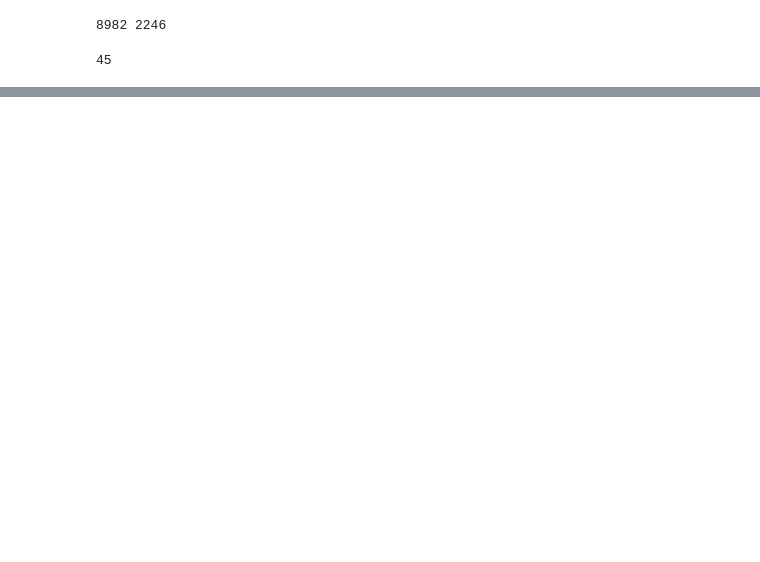
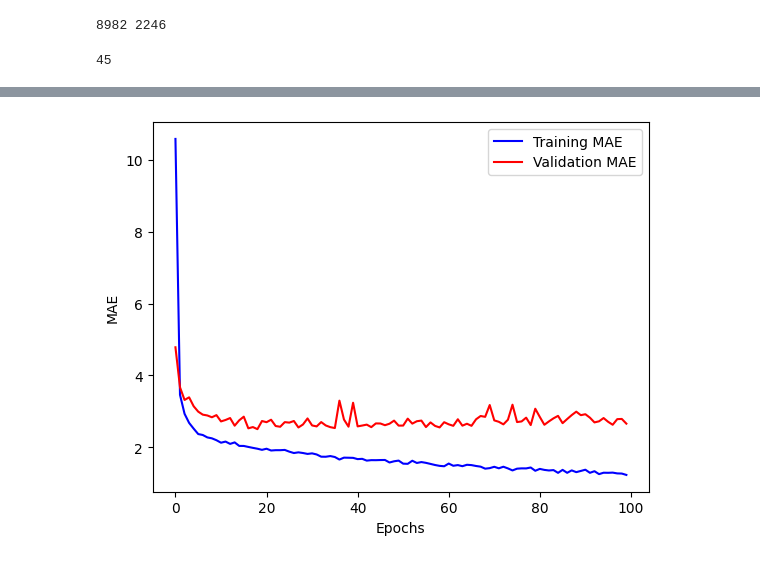
Before and after one commit to Narasim/Python_DLDS, a Jupyter notebook: DLKeras.ipynb, the cells around one changed output, grey strips where cells are left out. Saved outputs shown, nothing was run; the diff lists cells and outputs as text; code cells hidden in the pictures; blank space fills up the shorter version.

```diff
--- a/DLKeras.ipynb
+++ b/DLKeras.ipynb
@@ -372,0 +529,18 @@ array([0., 0., 0., 1., 0., 0., 0., 0., 0., 0., 0., 0., 0., 0., 0., 0., 0.,
+# %%
+# K-Fold Validation
+import numpy as np
+k = 4
+numOfSamples = len(trainData) // k # Find the number of samples in each fold
+nEpochs = 100
+allScores = []
+for i in range(k):
+    print("At Fold ", i)
+    valData = trainData[i * numOfSamples: (i+1) * numOfSamples]
+    valLabel = trainLabel[i * numOfSamples : (i+1) * numOfSamples]
+
+    curTrainData = np.concatenate([trainData[:i * numOfSamples], trainData[(i+1) * numOfSamples : ]], axis = 0)
+    curTrainLabel = np.concatenate([trainLabel[: i * numOfSamples], trainLabel[(i+1) * numOfSamples : ]], axis = 0)
+    model = buildModel()
+    model.fit(curTrainData, curTrainLabel, epochs = nEpochs, batch_size = 1, verbose = 0)
+    valMSE, valMAE = model.evaluate(valData, valLabel, verbose = 0)
+    allScores.append(valMAE)
@@ -372,0 +556,16 @@ array([0., 0., 0., 1., 0., 0., 0., 0., 0., 0., 0., 0., 0., 0., 0., 0., 0.,
+# %%
+# K-Fold Validation
+import numpy as np
+k = 4
+numOfSamples = len(trainData) // k # Find the number of samples in each fold
+nEpochs = 100
+allScores = []
+for i in range(k):
+    print("At Fold ", i)
+    valData = trainData[i * numOfSamples: (i+1) * numOfSamples]
+    valLabel = trainLabel[i * numOfSamples : (i+1) * numOfSamples]
+
+    curTrainData = np.concatenate([trainData[:i * numOfSamples], trainData[(i+1) * numOfSamples : ]], axis = 0)
+    curTrainLabel = np.concatenate([trainLabel[: i * numOfSamples], trainLabel[(i+1) * numOfSamples : ]], axis = 0)
+    model = buildModel()
+    result = model.fit(curTrainData, curTrainLabel, epochs = nEpochs, batch_size = 1, validation_data = [valData, valLabel])
@@ -372,0 +592,13 @@ array([0., 0., 0., 1., 0., 0., 0., 0., 0., 0., 0., 0., 0., 0., 0., 0., 0.,
+# %%
+totalMAE = result.history['mae']
+valMAE = result.history['val_mae']
+import matplotlib.pyplot as plt
+epochRange = range(0, nEpochs)
+plt.plot(epochRange, totalMAE, 'b', label = 'Training MAE')
+plt.plot(epochRange, valMAE, 'r', label = 'Validation MAE')
+plt.xlabel('Epochs')
+plt.ylabel('MAE')
+plt.legend()
+plt.show()
+# %% [output]
+[figure, added]
```
Also changed, not shown: parts of 20 cells of this notebook.
